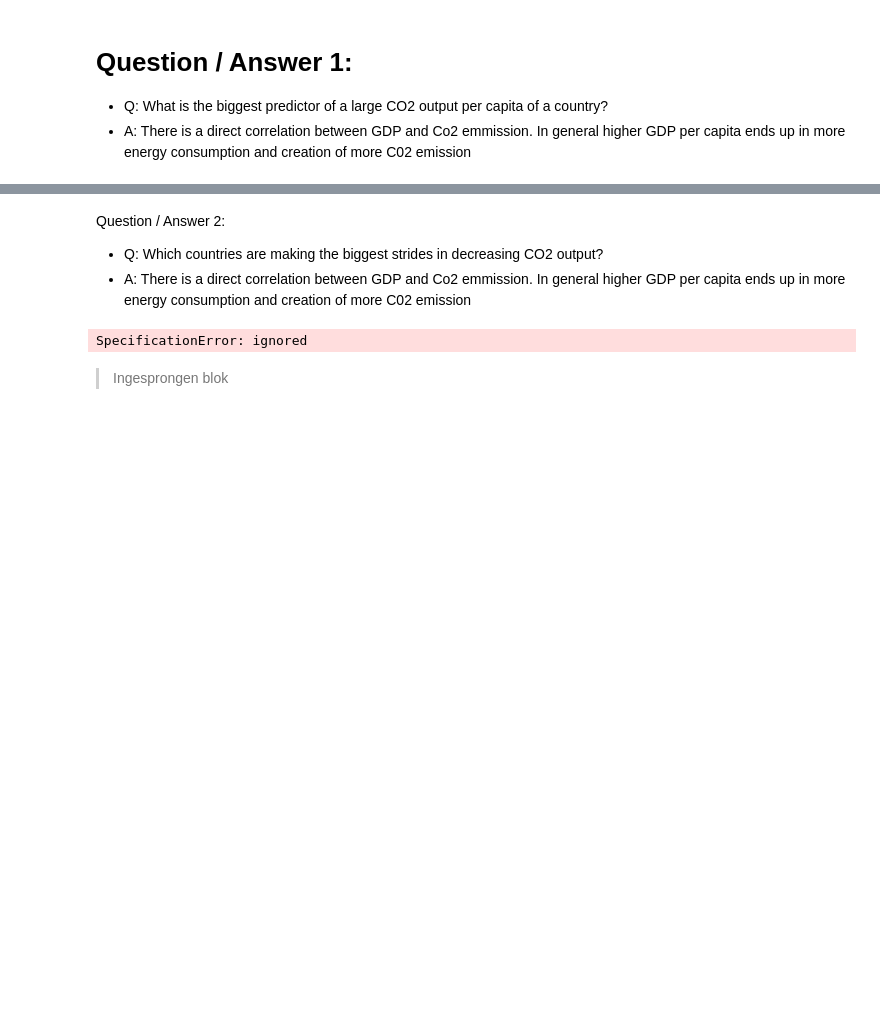
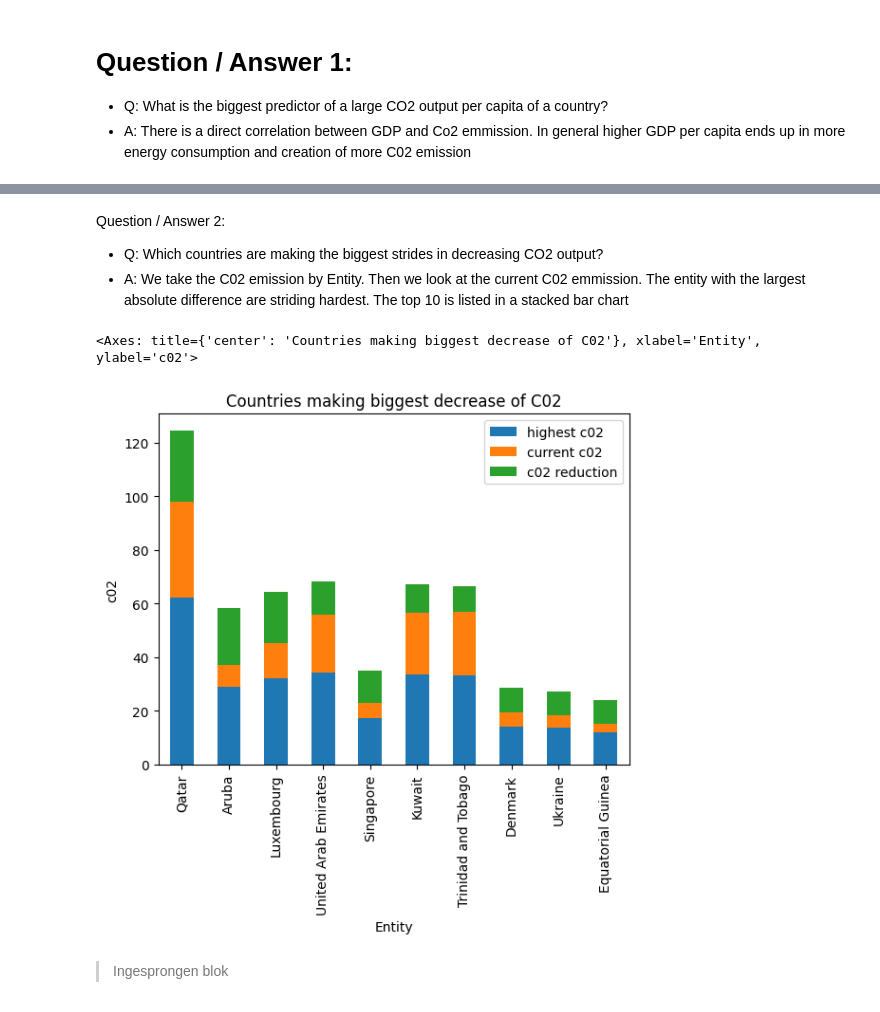
Before and after one commit to ayuksekdag/winacademy_python_dna, a Jupyter notebook: final_assignment/final_co2Project.ipynb, the cells around one changed output, grey strips where cells are left out. Saved outputs shown, nothing was run; the diff lists cells and outputs as text; code cells hidden in the pictures; blank space fills up the shorter version.

```diff
--- a/final_assignment/final_co2Project.ipynb
+++ b/final_assignment/final_co2Project.ipynb
@@ -136,30 +136,56 @@ plt.show()
-# %% [markdown]
-Question / Answer 2:
-- Q: Which countries are making the biggest strides in decreasing CO2 output?
-- A: There is a direct correlation between GDP and Co2 emmission. In general higher GDP per capita ends up in more energy consumption and creation of more C02 emission
-# %%
-entity_max_c02= (merged_co2_gdp_engy
- .groupby('Entity')['c02']
- .agg(['max'])
-)
-
-
-entity_max_year = (merged_co2_gdp_engy
- .groupby('Entity')['Year']
- .agg({'Year' : 'max'}).reset_index()
-)
-# entity_max_year.reset_index
-
-# entity_max_year.set_index(['Entity','Year'])
-
-# entity_max_year
-
-# entity_c02_of_max_year = (pd.merge(merged_co2_gdp_engy,entity_max_year, how="inner", on=['Entity','Year'],suffixes=('', '_y'),sort=False)
-#     .drop(['Entity_y',"Year_y"], axis=1)
-
-# )
-# %% [output]
-SpecificationError: ignored
+# %% [markdown]
+Question / Answer 2:
+- Q: Which countries are making the biggest strides in decreasing CO2 output?
+- A: We take the C02 emission by Entity. Then we look at the current C02 emmission. The entity with the largest absolute difference are striding hardest.
+The top 10 is listed in a stacked bar chart
+# %%
+entity_max_c02= (merged_co2_gdp_engy
+ .groupby('Entity')['c02']
+ .agg(['max'])
+)
+
+entity_max_c02 = entity_max_c02.rename(columns={'max': 'max_c02'})
+
+entity_max_year = (merged_co2_gdp_engy
+ .groupby('Entity')['Year']
+ .agg({'max'}).reset_index()
+)
+entity_max_year = entity_max_year.rename(columns={'max': 'Year'})
+
+
+entity_c02_of_max_year = (
+    pd.merge(
+        entity_max_year, entity_max_c02, how="inner", on=['Entity'],suffixes=('', '_y'),sort=False
+        )
+    #  .drop(['Entity_y',"Year_y"], axis=1)
+
+)
+
+entity_max_c02_and_max_year_c02=(
+        pd.merge(
+            entity_c02_of_max_year, co2_cap, how="inner", on=['Entity','Year'],suffixes=('', '_y'),sort=False
+        )
+        .drop(['Code',"Continent"], axis=1)
+)
+
+entity_max_c02_and_max_year_c02['c02_difference'] = entity_max_c02_and_max_year_c02['max_c02'] - entity_max_c02_and_max_year_c02['c02']
+
+
+entity_max_c02_and_max_year_c02.drop(['Year'], axis=1, inplace=True)
+entity_max_c02_and_max_year_c02.set_index('Entity', inplace=True)
+entity_max_c02_and_max_year_c02 = entity_max_c02_and_max_year_c02.rename(columns={'c02': 'current c02', 'max_c02': 'highest c02', 'c02_difference': 'c02 reduction'})
+
+
+(entity_max_c02_and_max_year_c02
+   .sort_values('c02 reduction', ascending=False ).head(10)
+   .plot(kind='bar', stacked=True
+         , ylabel='c02'
+         , title='Countries making biggest decrease of C02'
+   )
+)
+# %% [output]
+<Axes: title={'center': 'Countries making biggest decrease of C02'}, xlabel='Entity', ylabel='c02'>
+[figure, added]
 # %% [markdown]
 
 
```
Also changed, not shown: parts of 1 cell of this notebook.
